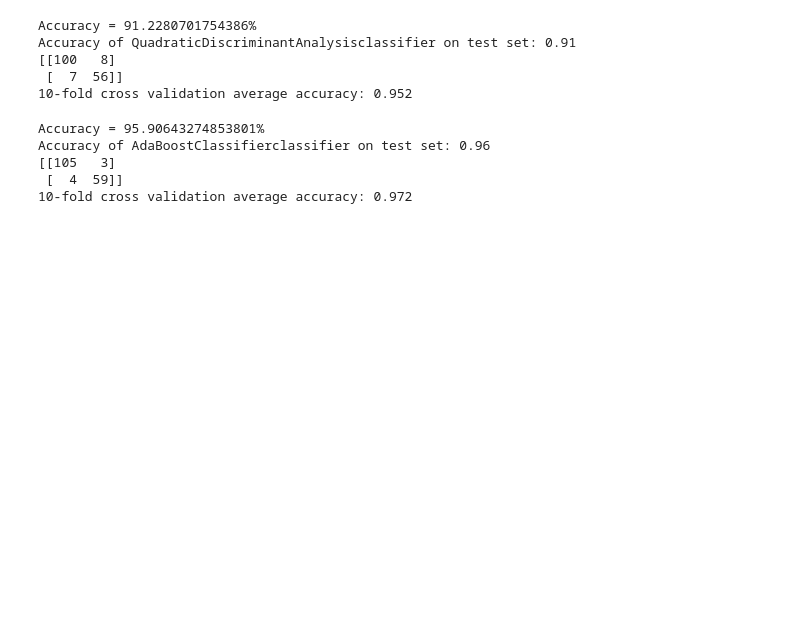
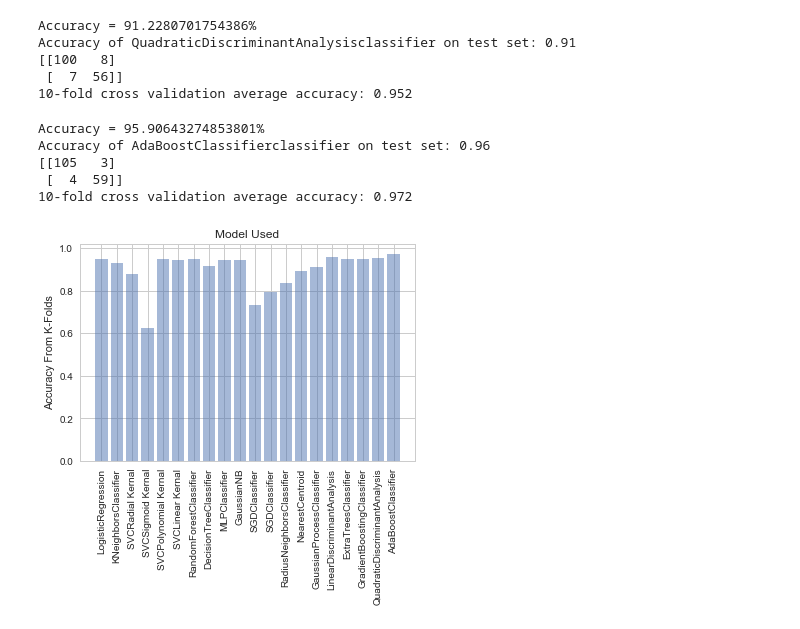
Before and after one commit to bekkblando/wisconsin_data, a Jupyter notebook: Testing.ipynb, the cells around one changed output. Drawn from its saved outputs; the diff is of its cells as text; code cells hidden in the pictures; blank space fills up the shorter version.

Commit message:
bar plot compare

```diff
--- a/Testing.ipynb
+++ b/Testing.ipynb
@@ -10,6 +10,10 @@ import time
 from sklearn import model_selection
 from sklearn.model_selection import cross_val_score
 import matplotlib.pyplot as plt
+# %%
+# TODO This is not an ideal form of model selection and is done for exploratory/learning purposes
+# TODO This can really be automated if the specific implementations of the models are this basic
+accuracy = []
 # %%
 def print_accuracy(f):
     print("Accuracy = {0}%".format(100*np.sum(f(X_test) == y_test)/len(y_test)))
@@ -422,3 +424,16 @@ Accuracy of AdaBoostClassifierclassifier on test set: 0.96
 [[105   3]
  [  4  59]]
 10-fold cross validation average accuracy: 0.972
+# %%
+labels = [pair[0] for pair in accuracy]
+acc = [pair[1] for pair in accuracy]
+y_pos = np.arange(len(acc))
+# %%
+plt.bar(y_pos, acc, align='center', alpha=0.5)
+plt.xticks(y_pos, labels, rotation='vertical')
+plt.ylabel('Accuracy From K-Folds')
+plt.title('Model Used')
+
+plt.show()
+# %% [output]
+[figure, added]
```
Also changed, not shown: parts of 13 cells of this notebook.
